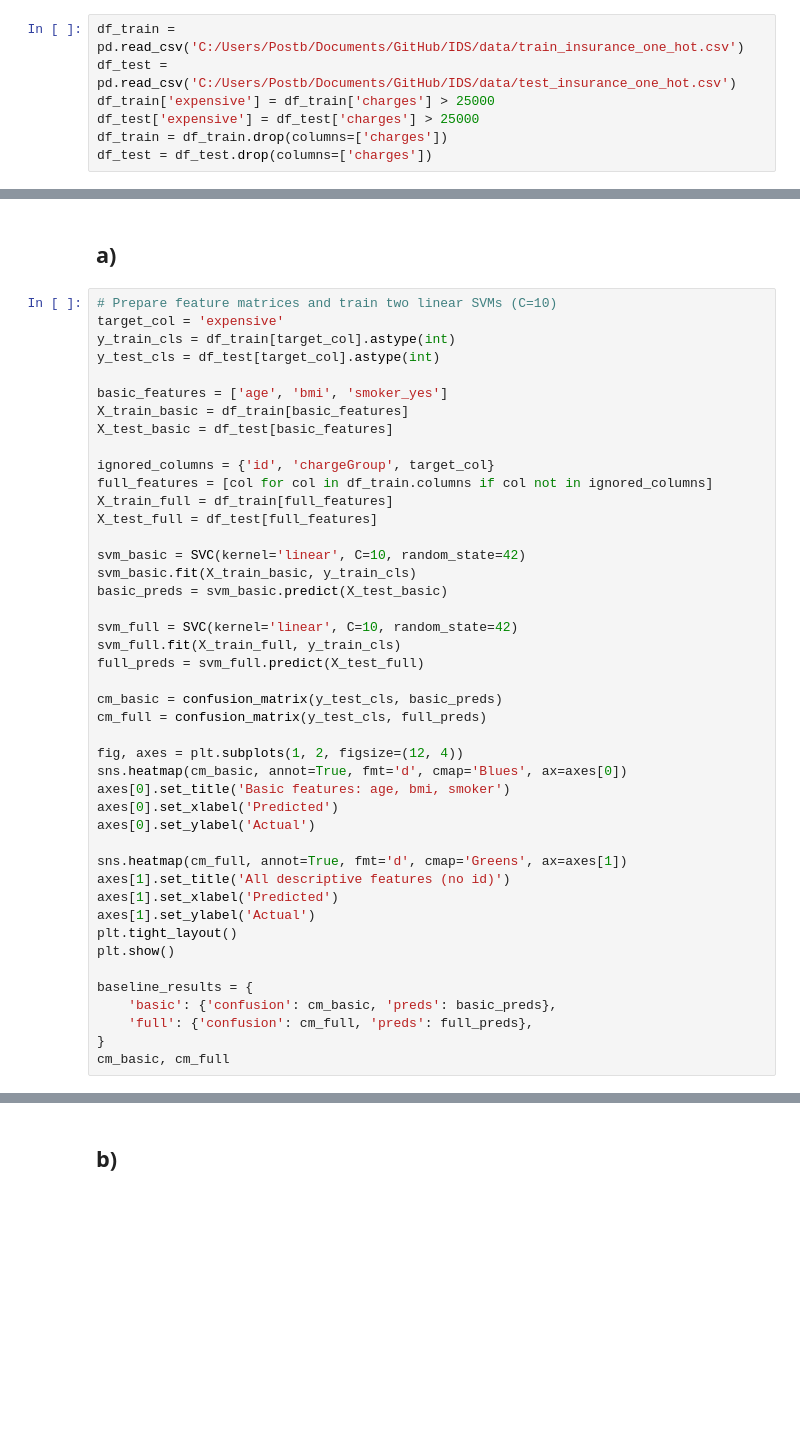
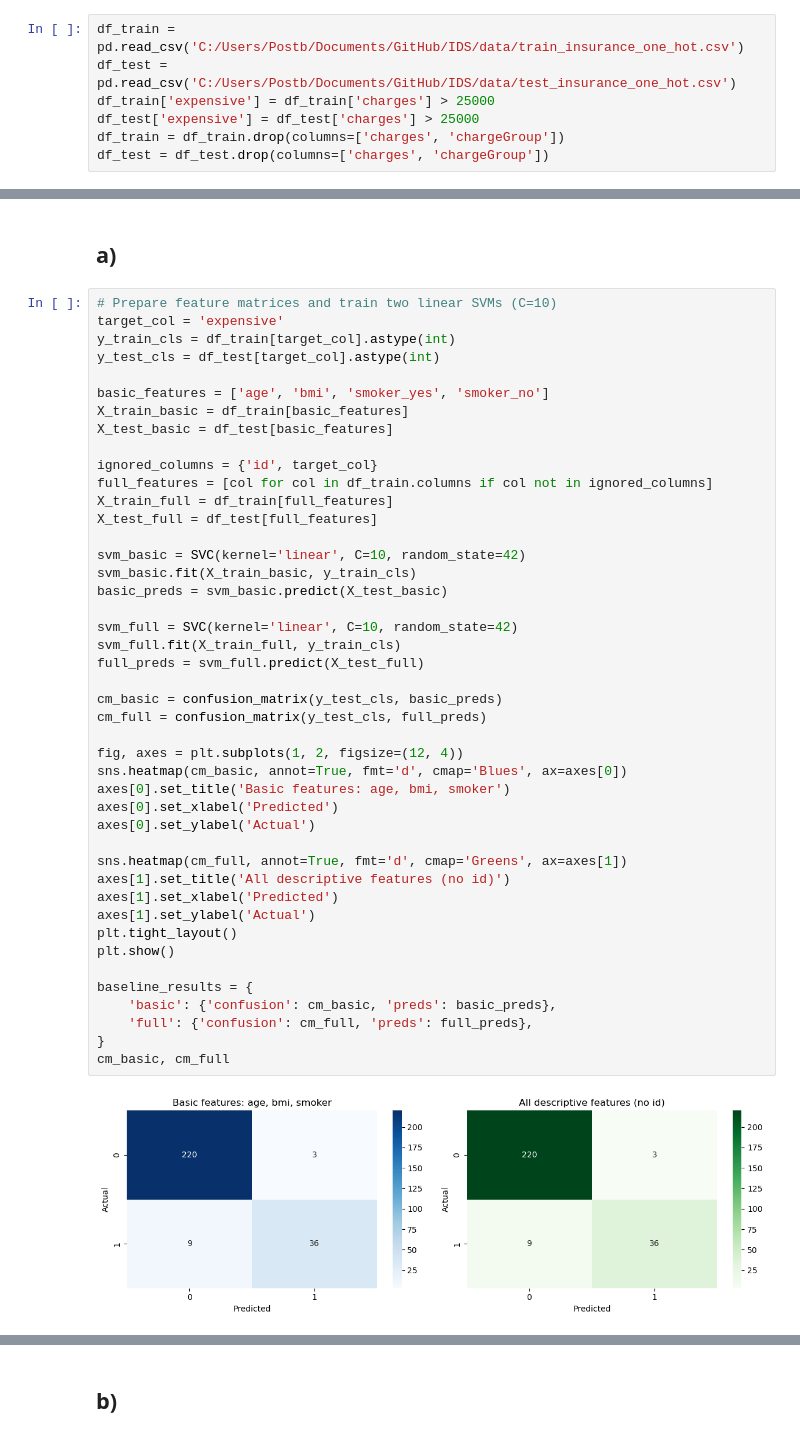
Before and after one commit to MauriceChartee/IDS, a Jupyter notebook: templates_jupyter_notebooks(1)/Q5_SVM.ipynb, the cells around one changed output, grey strips where cells are left out. Drawn from its saved outputs; the diff is of its cells as text; blank space fills up the shorter version.

```diff
--- a/templates_jupyter_notebooks(1)/Q5_SVM.ipynb
+++ b/templates_jupyter_notebooks(1)/Q5_SVM.ipynb
@@ -12,5 +12,5 @@ df_train = pd.read_csv('C:/Users/Postb/Documents/GitHub/IDS/data/train_insurance
 df_test = pd.read_csv('C:/Users/Postb/Documents/GitHub/IDS/data/test_insurance_one_hot.csv')
 df_train['expensive'] = df_train['charges'] > 25000
 df_test['expensive'] = df_test['charges'] > 25000
-df_train = df_train.drop(columns=['charges'])
-df_test = df_test.drop(columns=['charges'])
+df_train = df_train.drop(columns=['charges', 'chargeGroup'])
+df_test = df_test.drop(columns=['charges', 'chargeGroup'])
@@ -24,41 +22,43 @@ target_col = 'expensive'
 y_train_cls = df_train[target_col].astype(int)
 y_test_cls = df_test[target_col].astype(int)
 
-basic_features = ['age', 'bmi', 'smoker_yes']
+basic_features = ['age', 'bmi', 'smoker_yes', 'smoker_no']
 X_train_basic = df_train[basic_features]
 X_test_basic = df_test[basic_features]
 
-ignored_columns = {'id', 'chargeGroup', target_col}
+ignored_columns = {'id', target_col}
 full_features = [col for col in df_train.columns if col not in ignored_columns]
 X_train_full = df_train[full_features]
 X_test_full = df_test[full_features]
 
 svm_basic = SVC(kernel='linear', C=10, random_state=42)
 svm_basic.fit(X_train_basic, y_train_cls)
 basic_preds = svm_basic.predict(X_test_basic)
 
 svm_full = SVC(kernel='linear', C=10, random_state=42)
 svm_full.fit(X_train_full, y_train_cls)
 full_preds = svm_full.predict(X_test_full)
 
 cm_basic = confusion_matrix(y_test_cls, basic_preds)
 cm_full = confusion_matrix(y_test_cls, full_preds)
 
 fig, axes = plt.subplots(1, 2, figsize=(12, 4))
 sns.heatmap(cm_basic, annot=True, fmt='d', cmap='Blues', ax=axes[0])
 axes[0].set_title('Basic features: age, bmi, smoker')
 axes[0].set_xlabel('Predicted')
 axes[0].set_ylabel('Actual')
 
 sns.heatmap(cm_full, annot=True, fmt='d', cmap='Greens', ax=axes[1])
 axes[1].set_title('All descriptive features (no id)')
 axes[1].set_xlabel('Predicted')
 axes[1].set_ylabel('Actual')
 plt.tight_layout()
 plt.show()
 
 baseline_results = {
     'basic': {'confusion': cm_basic, 'preds': basic_preds},
     'full': {'confusion': cm_full, 'preds': full_preds},
 }
 cm_basic, cm_full
+# %% [output]
+[figure, added]
```
Also changed, not shown: parts of 6 cells of this notebook, 1 other file.
